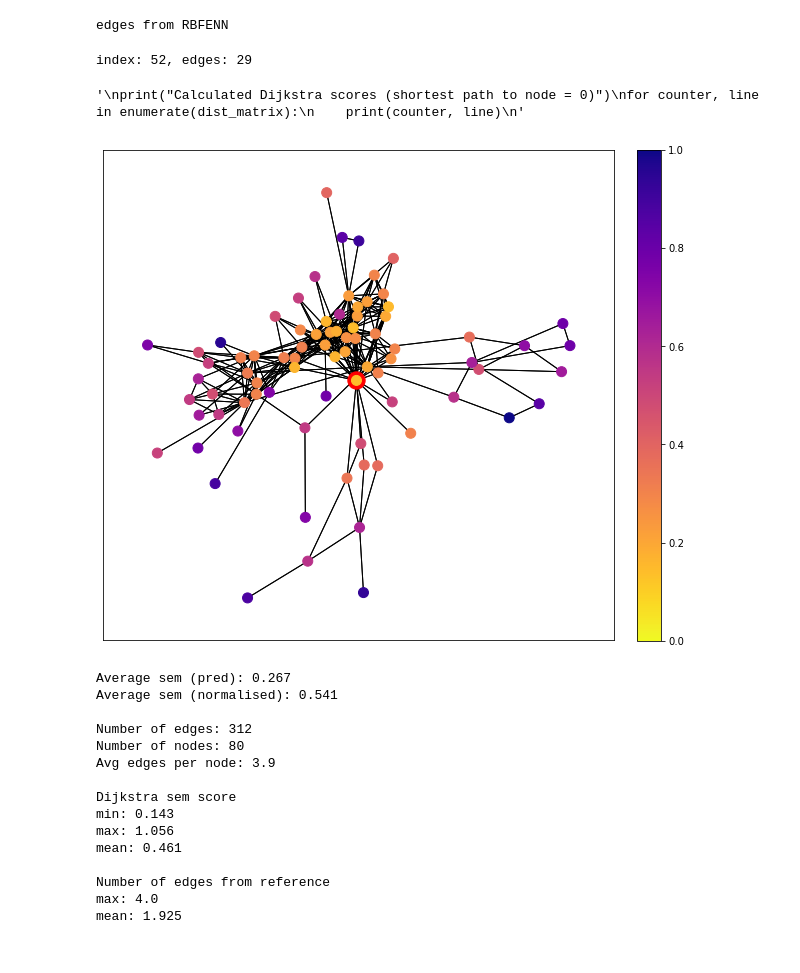
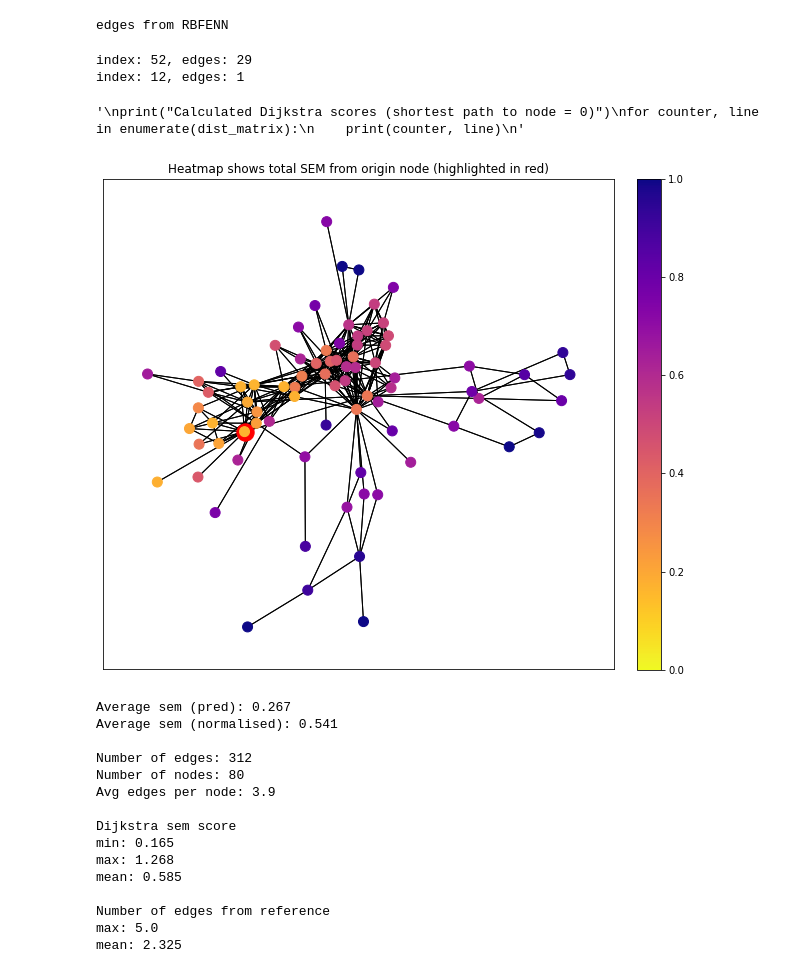
Before and after one commit to michellab/RBFENN, a Jupyter notebook: CLI/network_scoring/dijkstra_scoring.ipynb, the cells around one changed output. Drawn from its saved outputs; the diff is of its cells as text; code cells hidden in the pictures.

```diff
--- a/CLI/network_scoring/dijkstra_scoring.ipynb
+++ b/CLI/network_scoring/dijkstra_scoring.ipynb
@@ -56,10 +56,16 @@ counts = []
 for i in range(shape):
     counts.append((i,all_nodes_in_graph.count(i)))
 best_connected_node = max(counts, key=lambda x: x[1])
+worst_connected_node = min(counts, key=lambda x: x[1])
+
 print(f"index: {best_connected_node[0]}, edges: {best_connected_node[1]}")
-origin = best_connected_node[0]
+print(f"index: {worst_connected_node[0]}, edges: {worst_connected_node[1]}")
+#origin = best_connected_node[0]
+#origin = worst_connected_node[0]
+origin = 4
 # %% [output]
 index: 52, edges: 29
+index: 12, edges: 1
 # %%
 dist_matrix, predecessors = shortest_path(csgraph=graph,
                                           directed=False,
@@ -109,35 +115,35 @@ ax.set_aspect('equal', adjustable='box')
 fig.set_size_inches(10,10)
 
 
 G = nx.from_scipy_sparse_matrix(graph)
 
 pos = nx.spring_layout(G, seed=4)
 nx.draw_networkx_edges(G, pos, width=1) # draw all edges
 #nx.draw_networkx_edges(G, pos, edgelist=shortest_path_edges, width=3, edge_color="r") # draw highlighted edges
 
 
 nx.draw_networkx_nodes(G, pos, nodelist=[origin], node_size=300, node_color="r") # Highlight origin node
 
 
 #variables
 cmap="plasma_r"
 vmin = 0
 vmax = 1 #Strictly defining min and max keeps networks comparable
          #vmax = np.amax(node_colours)
 
 nx.draw_networkx(G, pos,
                  node_color=node_colours, cmap=cmap,vmin=vmin, vmax=vmax,
                  labels=labeldict, with_labels=False,
                  node_size=100, node_shape="o")
 
+ax.set_title("Heatmap shows total SEM from origin node (highlighted in red)")
 
 sm = plt.cm.ScalarMappable(cmap=cmap, norm=plt.Normalize(vmin = vmin, vmax=vmax))
 plt.colorbar(sm,fraction=0.044, pad=0.04)
 
-
 plt.show()
 # %% [output]
-[figure, old version]
+[figure, new version]
 # %%
 # Simple analysis
 # average edge score
@@ -160,8 +166,8 @@ print("Dijkstra sem score")
 #node_colours has set origin distance to the min of remaining
 #should remove this edge in calculations
 print(f"min: {round(np.amin(node_colours), 3)}")
-print(f"max: {round(np.amax(node_colours), 3)}")
-print(f"mean: {round(np.mean(node_colours), 3)}")
+print(f"max: {round(np.amax(dist_matrix), 3)}")
+print(f"mean: {round(np.mean(dist_matrix), 3)}")
 print()
 print("Number of edges from reference")
 print(f"max: {round(np.amax(dist_matrix_unweighted), 3)}")
@@ -175,10 +181,10 @@ Number of nodes: 80
 Avg edges per node: 3.9
 
 Dijkstra sem score
-min: 0.143
-max: 1.056
-mean: 0.461
+min: 0.165
+max: 1.268
+mean: 0.585
 
 Number of edges from reference
-max: 4.0
-mean: 1.925
+max: 5.0
+mean: 2.325
```
Also changed, not shown: parts of 8 cells of this notebook.
